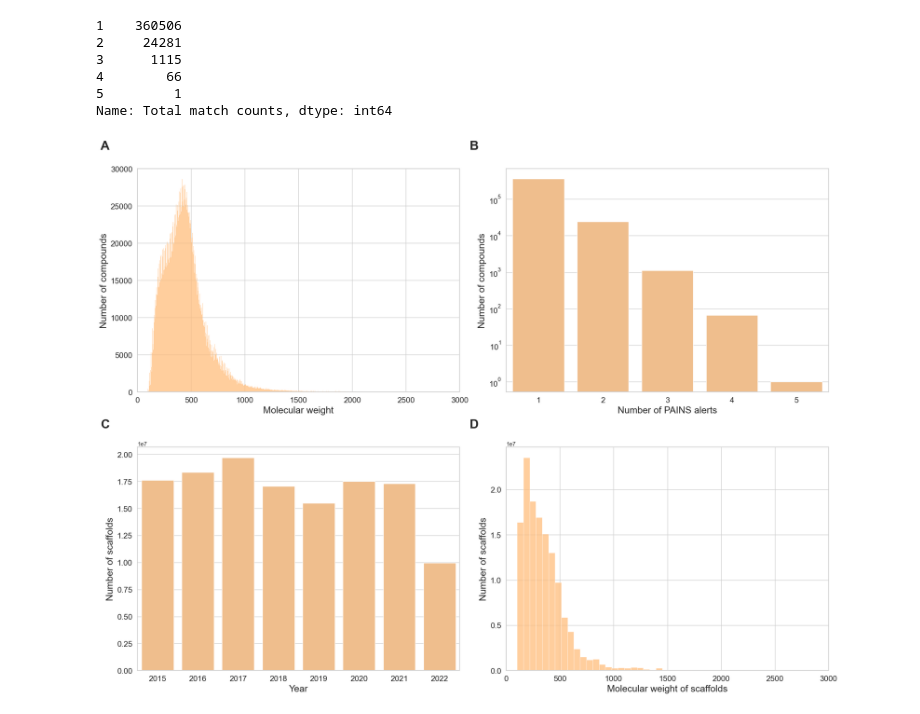
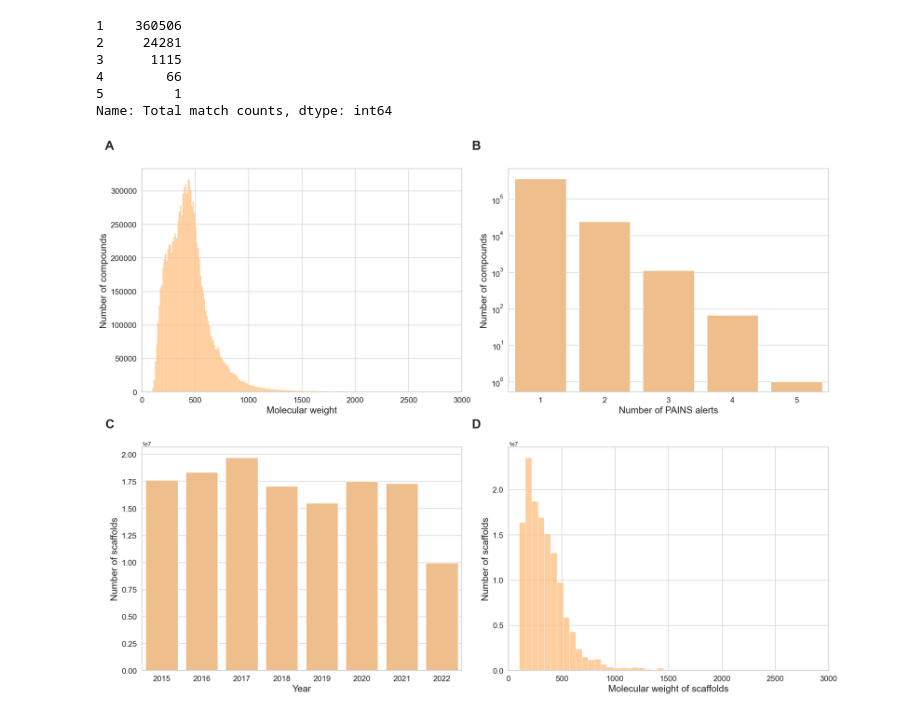
Before and after one commit to Fraunhofer-ITMP/patent-clinical-candidate-characteristics, a Jupyter notebook: notebooks/3_3_structure_charcterstics.ipynb, the cells around one changed output. Drawn from its saved outputs; the diff is of its cells as text; code cells hidden in the pictures.

Commit message:
update figure 5

```diff
--- a/notebooks/3_3_structure_charcterstics.ipynb
+++ b/notebooks/3_3_structure_charcterstics.ipynb
@@ -127,13 +127,17 @@ pain_data['Total match counts'].value_counts()
 4        66
 5         1
 Name: Total match counts, dtype: int64
+# %%
+properties_df.dropna(subset='mw', inplace=True)
+mw_data = properties_df['mw'].tolist()
+mw_data = [round(float(x), 2) for x in mw_data]
 # %%
 sns.set(rc={'figure.figsize':(20, 15)})
 sns.set_style("whitegrid")
 
 # Molecular weight distribution
 plt.subplot(2, 2, 1)
-sns.histplot(x=properties_df['mw'], color='#ffbe7d', bins=100)
+sns.histplot(x=mw_data, color='#ffbe7d', bins=500)
 plt.xticks(fontsize=15)
 plt.yticks(fontsize=15)
 plt.xlabel("Molecular weight", fontsize=18)
@@ -163,31 +167,31 @@ plt.text(
 plt.subplot(2, 2, 3)
 sns.barplot(x= scaffold_count_df['year'], y= scaffold_count_df['scaffold'], color='#ffbe7d')
 plt.xticks(fontsize=15)
 plt.yticks(fontsize=15)
 plt.xlabel("Year", fontsize=18)
 plt.ylabel("Number of scaffolds", fontsize=18)
 plt.text(
     -0.1, 1.1, string.ascii_uppercase[2],
     size=24, weight='bold', horizontalalignment='center',
     verticalalignment='center', transform = plt.gca().transAxes
 )
 
 # Distribution of molecular weight of scaffolds
 plt.subplot(2, 2, 4)
 sns.histplot(x=surechembl_df['scaffold_wt'], color='#ffbe7d', bins=100)
 plt.xticks(fontsize=15)
 plt.yticks(fontsize=15)
 plt.xlabel("Molecular weight of scaffolds", fontsize=18)
 plt.ylabel("Number of scaffolds", fontsize=18)
 plt.xlim(0, 3000)
 plt.text(
     -0.1, 1.1, string.ascii_uppercase[3],
     size=24, weight='bold', horizontalalignment='center',
     verticalalignment='center', transform = plt.gca().transAxes
 )
 
 plt.tight_layout()
 plt.savefig(f'{FIGURE_DIR}/figure_5.png', dpi=400)
 plt.show()
 # %% [output]
-[figure, old version]
+[figure, new version]
```
Also changed, not shown: 1 other file.
